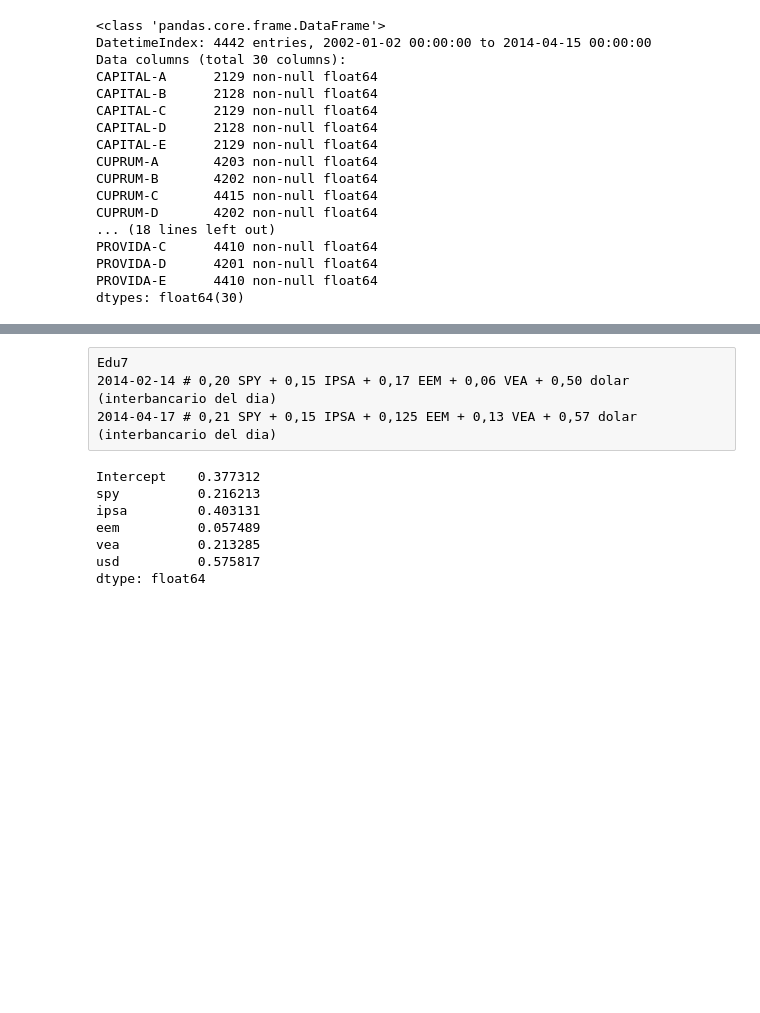
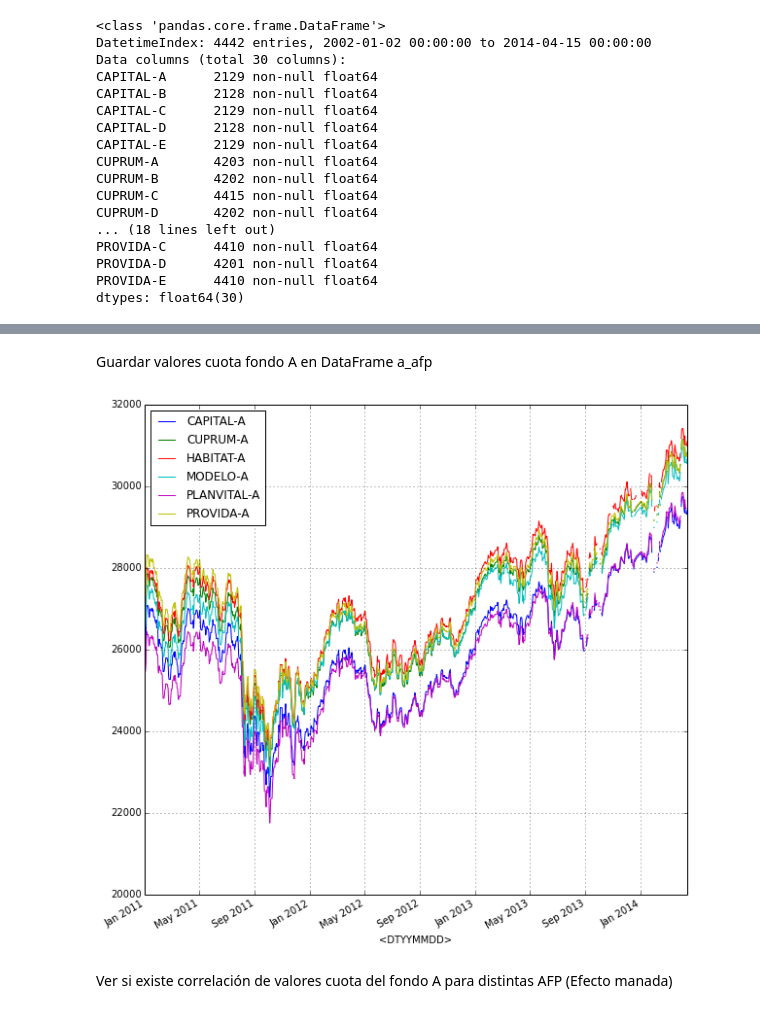
Before and after one commit to jrovegno/ipython-notebooks, a Jupyter notebook: Multifondos_AFP.ipynb, the cells around one changed output, grey strips where cells are left out. Cells and saved outputs as stored; diff of their text form; code cells hidden in the pictures; blank space fills up the shorter version.

```diff
--- a/Multifondos_AFP.ipynb
+++ b/Multifondos_AFP.ipynb
@@ -170,15 +133,17 @@ import statsmodels.formula.api as sm
-# %% [raw]
-Edu7
-2014-02-14 # 0,20 SPY + 0,15 IPSA + 0,17 EEM + 0,06 VEA + 0,50 dolar (interbancario del dia)
-2014-04-17 # 0,21 SPY + 0,15 IPSA + 0,125 EEM + 0,13 VEA + 0,57 dolar (interbancario del dia)
-# %%
-result = sm.ols(formula="A ~ spy + ipsa + eem + vea + usd", data=afp_cum['2013':]).fit()
-print result.params
-# %% [output]
-Intercept    0.377312
-spy          0.216213
-ipsa         0.403131
-eem          0.057489
-vea          0.213285
-usd          0.575817
-dtype: float64
+# %% [markdown]
+Guardar valores cuota fondo A en DataFrame a_afp
+# %%
+a_afp = pd.DataFrame()
+a_afp['CAPITAL-A'] = m_afp['CAPITAL-A']
+a_afp['CUPRUM-A'] = m_afp['CUPRUM-A']
+a_afp['HABITAT-A'] = m_afp['HABITAT-A']
+a_afp['MODELO-A'] = m_afp['MODELO-A']
+a_afp['PLANVITAL-A'] = m_afp['PLANVITAL-A']
+a_afp['PROVIDA-A'] = m_afp['PROVIDA-A']
+# %%
+if plot_on:
+    a_afp['2011':].plot(figsize=(10, 10))
+# %% [output]
+[figure, added]
+# %% [markdown]
+Ver si existe correlación de valores cuota del fondo A para distintas AFP (Efecto manada)
```
Also changed, not shown: parts of 56 cells of this notebook.
